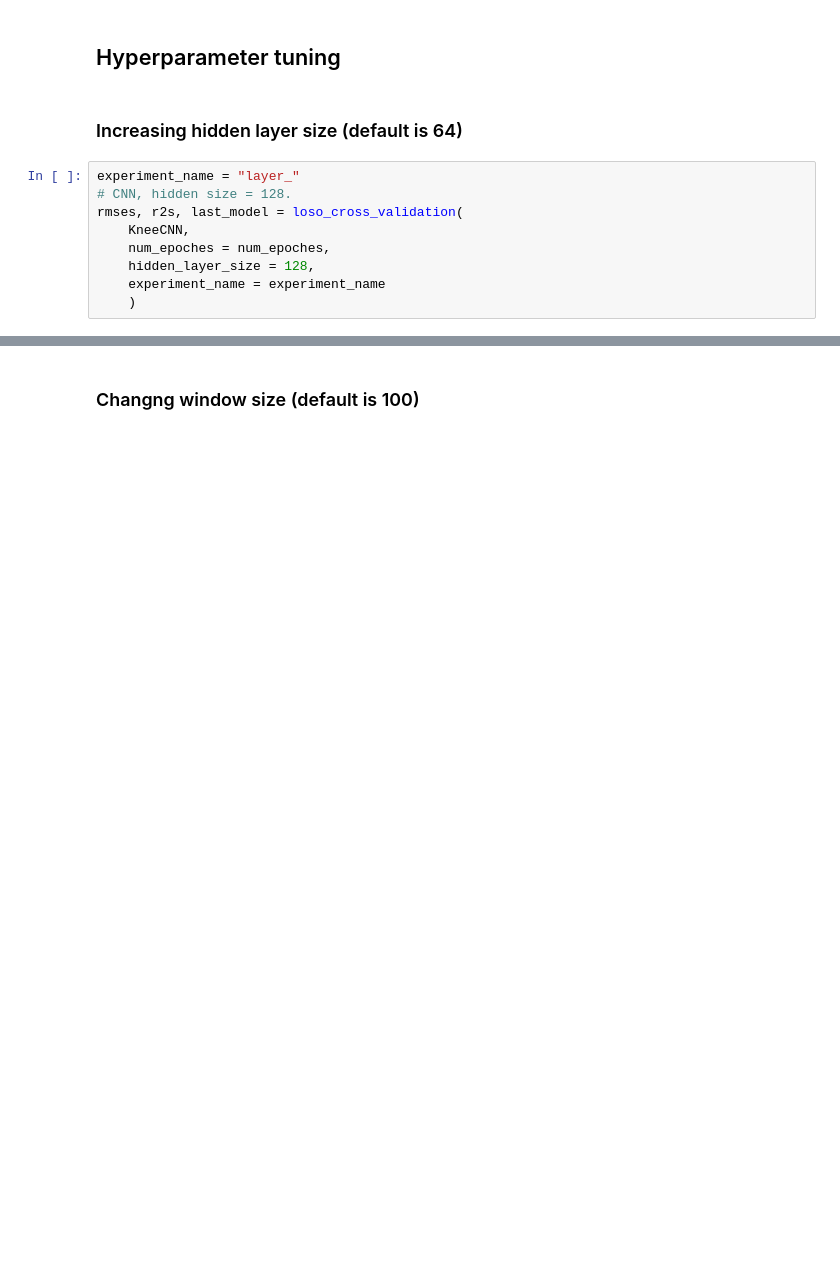
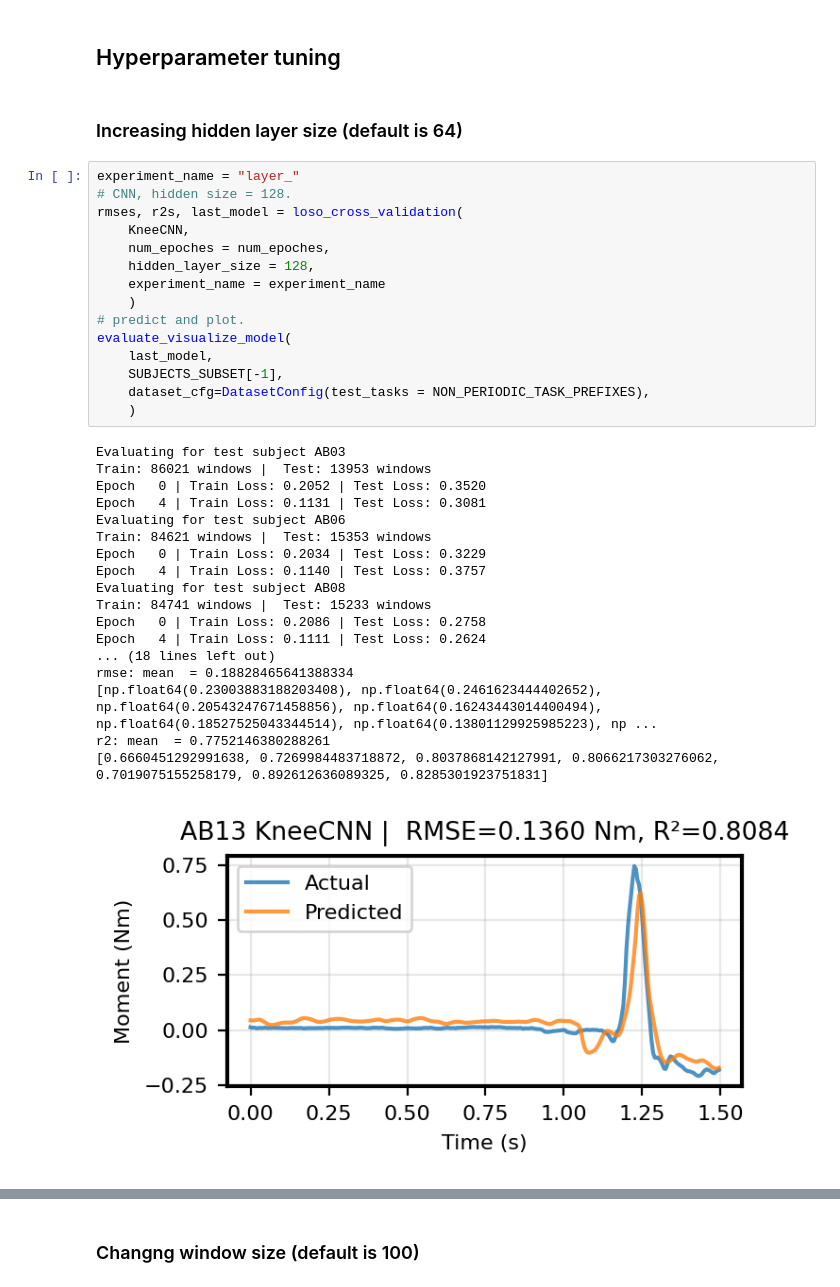
Before and after one commit to MEI-JL/ME6409_ML, a Jupyter notebook: walkthrough_colab.ipynb, the cells around one changed output, grey strips where cells are left out. Drawn from its saved outputs; the diff is of its cells as text; blank space fills up the shorter version.

```diff
--- a/walkthrough_colab.ipynb
+++ b/walkthrough_colab.ipynb
@@ -91,12 +188,37 @@ rmses, r2s, last_model = loso_cross_validation(
 # %%
 experiment_name = "layer_"
 # CNN, hidden size = 128.
 rmses, r2s, last_model = loso_cross_validation(
     KneeCNN,
     num_epoches = num_epoches,
     hidden_layer_size = 128,
     experiment_name = experiment_name
     )
+# predict and plot.
+evaluate_visualize_model(
+    last_model,
+    SUBJECTS_SUBSET[-1],
+    dataset_cfg=DatasetConfig(test_tasks = NON_PERIODIC_TASK_PREFIXES),
+    )
+# %% [output]
+Evaluating for test subject AB03
+Train: 86021 windows |  Test: 13953 windows
+Epoch   0 | Train Loss: 0.2052 | Test Loss: 0.3520
+Epoch   4 | Train Loss: 0.1131 | Test Loss: 0.3081
+Evaluating for test subject AB06
+Train: 84621 windows |  Test: 15353 windows
+Epoch   0 | Train Loss: 0.2034 | Test Loss: 0.3229
+Epoch   4 | Train Loss: 0.1140 | Test Loss: 0.3757
+Evaluating for test subject AB08
+Train: 84741 windows |  Test: 15233 windows
+Epoch   0 | Train Loss: 0.2086 | Test Loss: 0.2758
+Epoch   4 | Train Loss: 0.1111 | Test Loss: 0.2624
+... (18 lines left out)
+rmse: mean  = 0.18828465641388334
+[np.float64(0.23003883188203408), np.float64(0.2461623444402652), np.float64(0.20543247671458856), np.float64(0.16243443014400494), np.float64(0.18527525043344514), np.float64(0.13801129925985223), np ...
+r2: mean  = 0.7752146380288261
+[0.6660451292991638, 0.7269984483718872, 0.8037868142127991, 0.8066217303276062, 0.7019075155258179, 0.892612636089325, 0.8285301923751831]
+[figure, added]
 # %%
 # TCN, hidden size = 128.
 rmses, r2s, last_model = loso_cross_validation(
```
Also changed, not shown: parts of 16 cells of this notebook.
